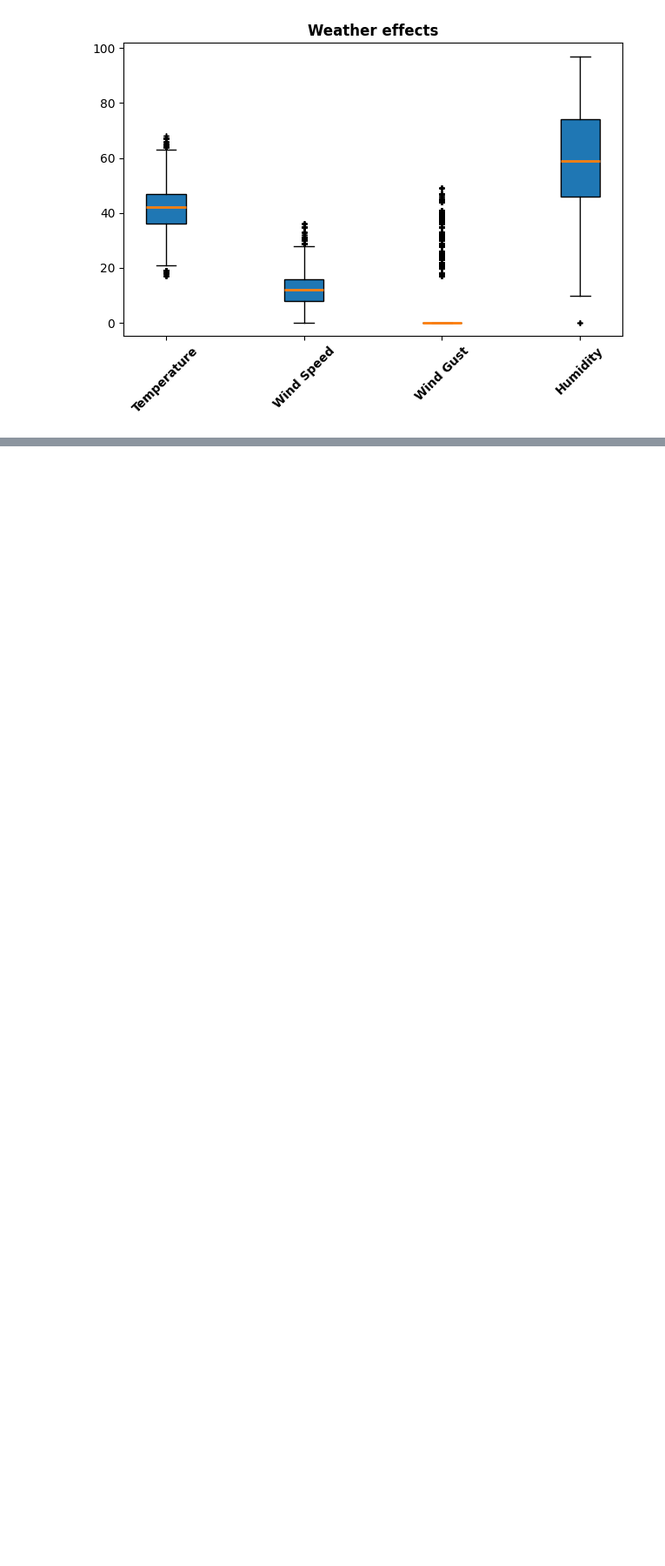
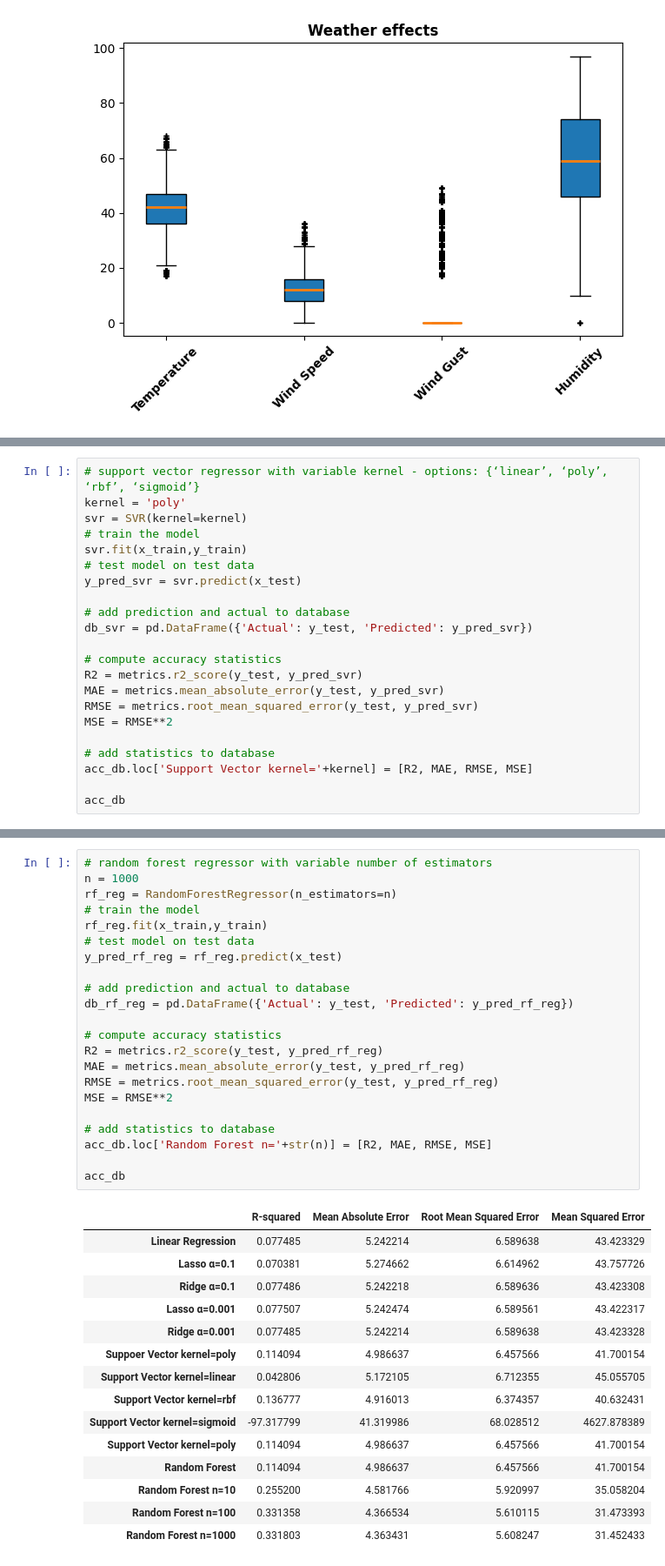
Before and after one commit to aferguson15235/tda, a Jupyter notebook: linear_regression.ipynb, the cells around one changed output, grey strips where cells are left out. Shown: that part at 87% size. Cells and saved outputs as stored; diff of their text form; blank space fills up the shorter version.

Commit message:
linear regression files

```diff
--- a/linear_regression.ipynb
+++ b/linear_regression.ipynb
@@ -174,0 +289,22 @@ plt.savefig("airport_plots/box_plots.png")
+# %%
+# support vector regressor with variable kernel - options: {‘linear’, ‘poly’, ‘rbf’, ‘sigmoid’}
+kernel = 'poly'
+svr = SVR(kernel=kernel)
+# train the model
+svr.fit(x_train,y_train)
+# test model on test data
+y_pred_svr = svr.predict(x_test)
+
+# add prediction and actual to database
+db_svr = pd.DataFrame({'Actual': y_test, 'Predicted': y_pred_svr})
+
+# compute accuracy statistics
+R2 = metrics.r2_score(y_test, y_pred_svr)
+MAE = metrics.mean_absolute_error(y_test, y_pred_svr)
+RMSE = metrics.root_mean_squared_error(y_test, y_pred_svr)
+MSE = RMSE**2
+
+# add statistics to database
+acc_db.loc['Support Vector kernel='+kernel] = [R2, MAE, RMSE, MSE]
+
+acc_db
@@ -174,0 +323,38 @@ plt.savefig("airport_plots/box_plots.png")
+# %%
+# random forest regressor with variable number of estimators
+n = 1000
+rf_reg = RandomForestRegressor(n_estimators=n)
+# train the model
+rf_reg.fit(x_train,y_train)
+# test model on test data
+y_pred_rf_reg = rf_reg.predict(x_test)
+
+# add prediction and actual to database
+db_rf_reg = pd.DataFrame({'Actual': y_test, 'Predicted': y_pred_rf_reg})
+
+# compute accuracy statistics
+R2 = metrics.r2_score(y_test, y_pred_rf_reg)
+MAE = metrics.mean_absolute_error(y_test, y_pred_rf_reg)
+RMSE = metrics.root_mean_squared_error(y_test, y_pred_rf_reg)
+MSE = RMSE**2
+
+# add statistics to database
+acc_db.loc['Random Forest n='+str(n)] = [R2, MAE, RMSE, MSE]
+
+acc_db
+# %% [output]
+|  | R-squared | Mean Absolute Error | Root Mean Squared Error | Mean Squared Error |
+| Linear Regression | 0.077485 | 5.242214 | 6.589638 | 43.423329 |
+| Lasso α=0.1 | 0.070381 | 5.274662 | 6.614962 | 43.757726 |
+| Ridge α=0.1 | 0.077486 | 5.242218 | 6.589636 | 43.423308 |
+| Lasso α=0.001 | 0.077507 | 5.242474 | 6.589561 | 43.422317 |
+| Ridge α=0.001 | 0.077485 | 5.242214 | 6.589638 | 43.423328 |
+| Suppoer Vector kernel=poly | 0.114094 | 4.986637 | 6.457566 | 41.700154 |
+| Support Vector kernel=linear | 0.042806 | 5.172105 | 6.712355 | 45.055705 |
+| Support Vector kernel=rbf | 0.136777 | 4.916013 | 6.374357 | 40.632431 |
+| Support Vector kernel=sigmoid | -97.317799 | 41.319986 | 68.028512 | 4627.878389 |
+| Support Vector kernel=poly | 0.114094 | 4.986637 | 6.457566 | 41.700154 |
+| Random Forest | 0.114094 | 4.986637 | 6.457566 | 41.700154 |
+| Random Forest n=10 | 0.255200 | 4.581766 | 5.920997 | 35.058204 |
+| Random Forest n=100 | 0.331358 | 4.366534 | 5.610115 | 31.473393 |
+| Random Forest n=1000 | 0.331803 | 4.363431 | 5.608247 | 31.452433 |
```
Also changed, not shown: parts of 7 cells of this notebook, 1 other file.
